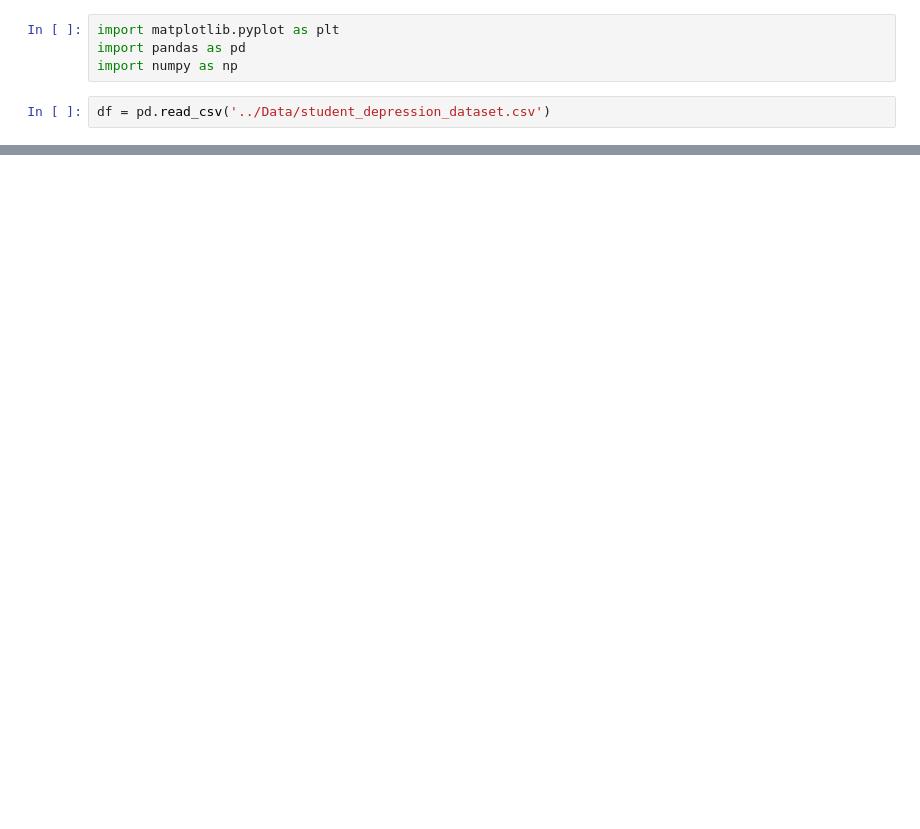
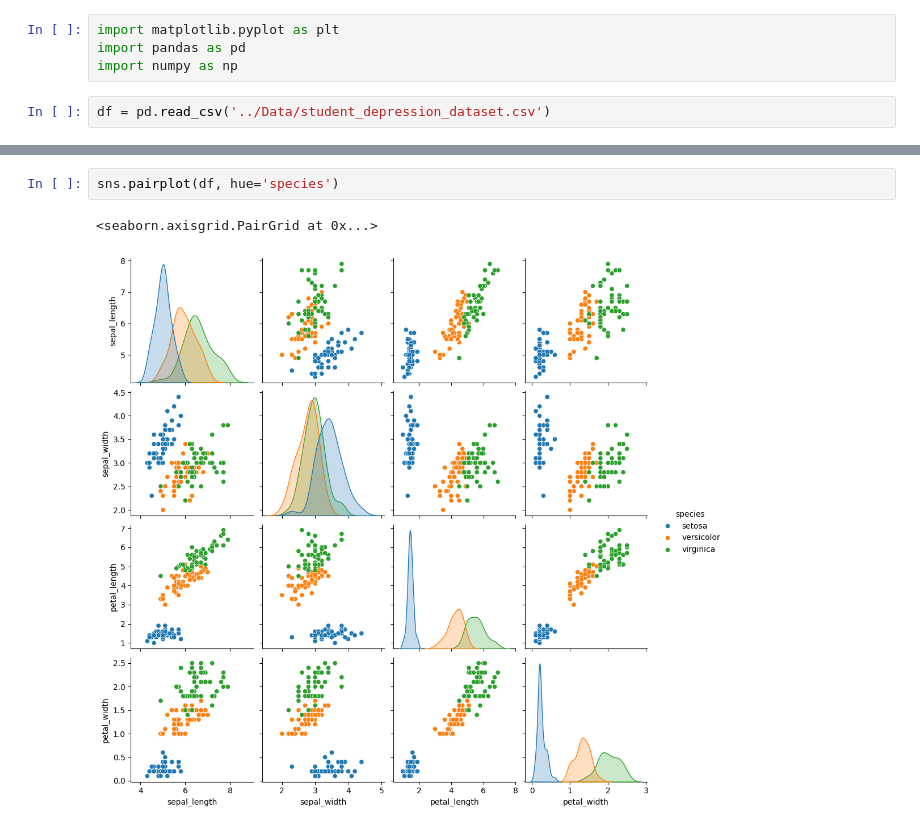
Before and after one commit to felixkdharma/Python, a Jupyter notebook: Training/Data Visualiztion.ipynb, the cells around one changed output, grey strips where cells are left out. Drawn from its saved outputs; the diff is of its cells as text; blank space fills up the shorter version.

```diff
--- a/Training/Data Visualiztion.ipynb
+++ b/Training/Data Visualiztion.ipynb
@@ -82,0 +82,5 @@ new_df.plot.pie(y='Age', figsize=(5, 5))
+# %%
+sns.pairplot(df, hue='species')
+# %% [output]
+<seaborn.axisgrid.PairGrid at 0x...>
+[figure, added]
```
Also changed, not shown: parts of 16 cells of this notebook.
